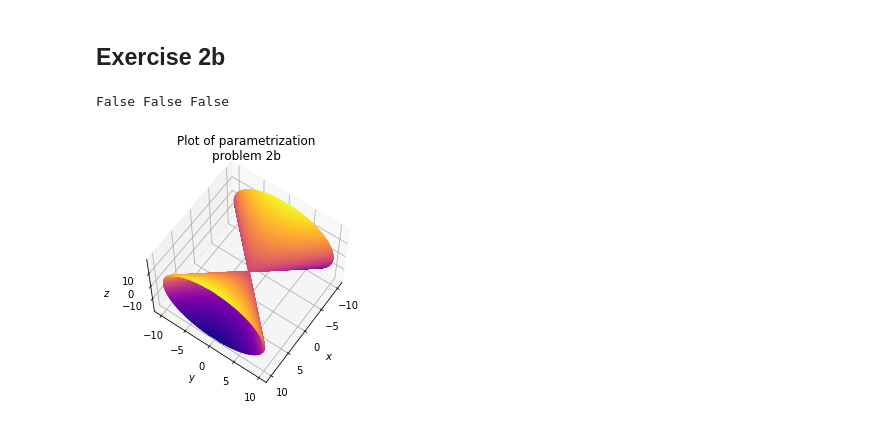
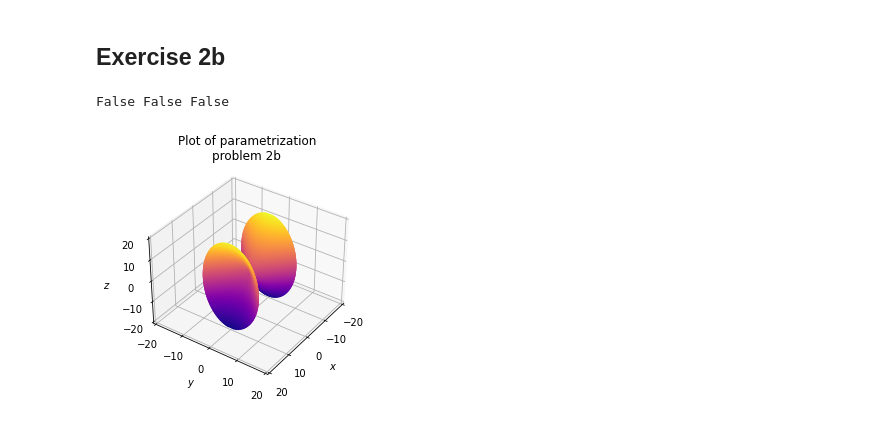
Before and after one commit to Nifrec/adv_calc_assignment, a Jupyter notebook: assignment_3/ass_3.ipynb, the cells around one changed output. Saved outputs shown, nothing was run; the diff lists cells and outputs as text; code cells hidden in the pictures.

```diff
--- a/assignment_3/ass_3.ipynb
+++ b/assignment_3/ass_3.ipynb
@@ -27,32 +27,35 @@ def has_nan(arr: np.ndarray) -> bool:
     return any(np.isnan(arr).reshape(-1))
 
 def plot_2b_as_given():
     u = np.linspace(-10, 10, 200, dtype=np.float)
     v = np.linspace(0, 2*np.pi, 200, dtype=np.float)
 
     U, V = np.meshgrid(u, v)
     x = U
     y = np.cos(V) * U
     z = 2*np.sin(V)*U
 
     # x = u
     # y = np.cos(v) * u
     # X, Y = np.meshgrid(u, v)
     # Z = 2 * x * np.sin(np.arccos(y/x))
 
 
     print(has_nan(x), has_nan(y), has_nan(z))
     fig = plt.figure()
     ax = plt.axes(projection='3d')
     ax.contour3D(x, y, z, 200, cmap='plasma')
     # ax.contour3D(x, y, z, 200, cmap='plasma')
     ax.set_xlabel('$x$')
     ax.set_ylabel('$y$')
     ax.set_zlabel('$z$')
     ax.set_title("Plot of parametrization\nproblem 2b")
-    ax.view_init(60, 35)
+    ax.view_init(35, 35)
+    ax.set_xlim([-20, 20])
+    ax.set_ylim([-20, 20])
+    ax.set_zlim([-20, 20])
 
 plot_2b_as_given()
 # %% [output]
 False False False
-[figure, old version]
+[figure, new version]
```
Also changed, not shown: parts of 3 cells of this notebook.
